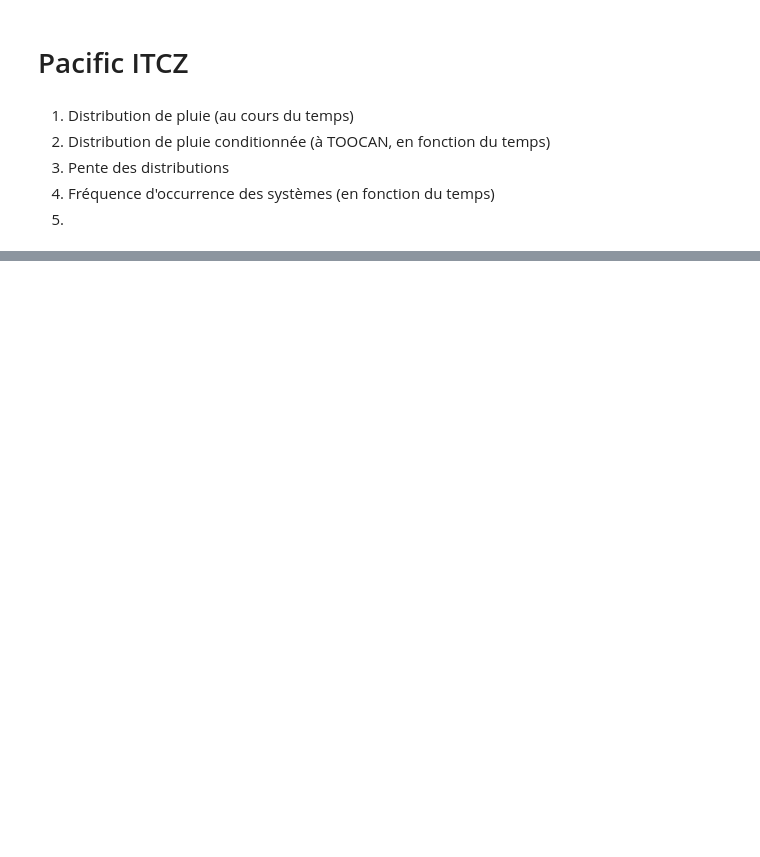
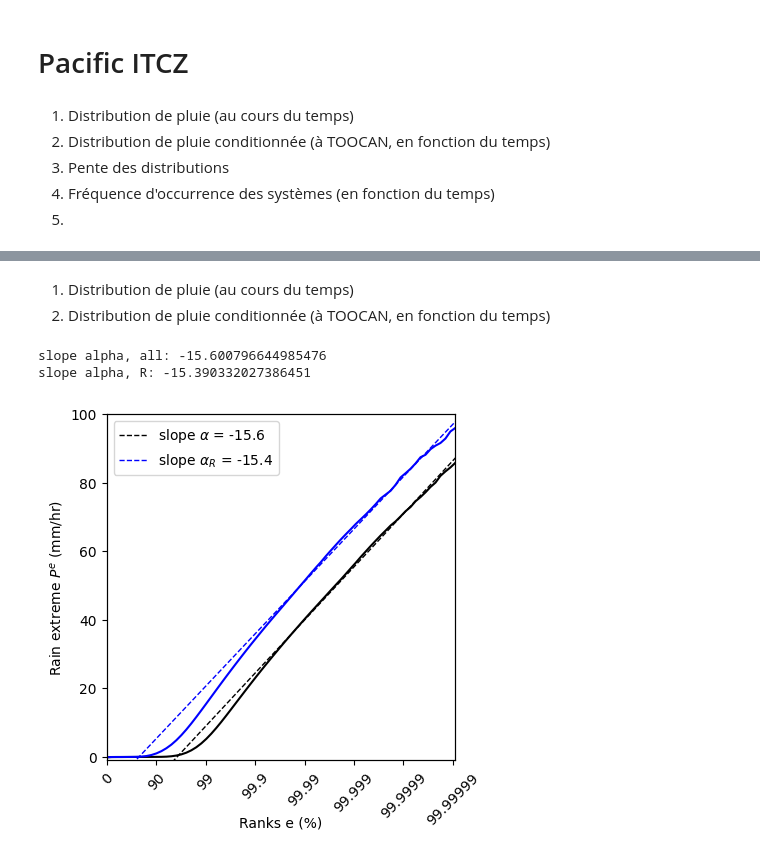
Before and after one commit to bfildier/explore-multiscale-extremes, a Jupyter notebook: scripts/exploreDYAMOND-SAM_regions.ipynb, the cells around one changed output, grey strips where cells are left out. Drawn from its saved outputs; the diff is of its cells as text; code cells hidden in the pictures; blank space fills up the shorter version.

```diff
--- a/scripts/exploreDYAMOND-SAM_regions.ipynb
+++ b/scripts/exploreDYAMOND-SAM_regions.ipynb
@@ -54,3 +56,6 @@ Own modules available: ['fcns_load_DYAMOND_SAM', 'load_TOOCAN_DYAMOND_modif', 'l
+# %%
+figdir = os.path.join(os.path.dirname(workdir),'figures/test_theory')
+os.makedirs(figdir,exist_ok=True)
 # %% [markdown]
 # Pacific ITCZ
 # %% [markdown]
@@ -125,2 +232,64 @@ tropics PW PW_40
+# %% [markdown]
+1. Distribution de pluie (au cours du temps)
+2. Distribution de pluie conditionnée (à TOOCAN, en fonction du temps)
+# %%
+# regions of interest
+warm_pool = '130E_165E_0N_20N'
+eastern_pacific = '205E_250E_0N_20N'
+atlantic = '310E_340E_0N_20N'
 # %%
-# Compute full distributions
+# Show distributions
+
+region = warm_pool
+
+# Full
+dist_all = dict_cs[region].dist_pr_all
+# in Region
+# dist_R = dict_cs[region].dist_pr_PW_40
+dist_R = dict_cs[region].dist_pr_TOOCAN
+
+fig,ax = plt.subplots(ncols=1,figsize=(4.5,4.5))
+
+ranks = dist_all.ranks
+rankmax = 99.99999
+perc_all = dist_all.percentiles
+perc_R = dist_R.percentiles
+
+# -- fit of distributions
+s_fit = slice(30,70)
+x = np.log10(1-ranks/100)
+y_all = perc_all
+y_R = perc_R
+
+# mask
+def func(x,a,b):
+    return a * x + b
+popt_all, pcov = curve_fit(func,x[s_fit],y_all[s_fit])
+popt_R, pcov = curve_fit(func,x[s_fit],y_R[s_fit])
+print('slope alpha, all:',popt_all[0])
+print('slope alpha, R:',popt_R[0])
+
+#- set frame
+p1d.setFrame(ax,rankmin=0,rankmax=rankmax,xtickrotation=45) # in here, duplicate the outer axis for fixing independent frame
+
+#- show data
+p1d.showData(ax,ranks,perc_all, c='k',rankmin=0, rankmax = rankmax)
+p1d.showData(ax,ranks,perc_R, c='b',rankmin=0, rankmax = rankmax)
+
+p1d.showData(ax,ranks,func(x,*popt_all), c='k',linestyle='--',linewidth=1,rankmin=0, rankmax = rankmax,label=r'slope $\alpha$ = %2.1f'%popt_all[0])
+p1d.showData(ax,ranks,func(x,*popt_R), c='b',linestyle='--',linewidth=1,rankmin=0, rankmax = rankmax,label=r'slope $\alpha_R$ = %2.1f'%popt_R[0])
+
+# legend
+ax.legend()
+
+#- labels
+ax.set_xlabel('Ranks e (%)',labelpad=40)
+ax.set_ylabel('Rain extreme $P^e$ (mm/hr)')
+
+ax.set_ylim((-1,100))
+
+plt.savefig(os.path.join(figdir,'dist_P_PR_%s.pdf'%region),bbox_inches='tight')
+# %% [output]
+slope alpha, all: -15.600796644985476
+slope alpha, R: -15.390332027386451
+[figure, added]
```
Also changed, not shown: parts of 20 cells of this notebook, 34 other files.
